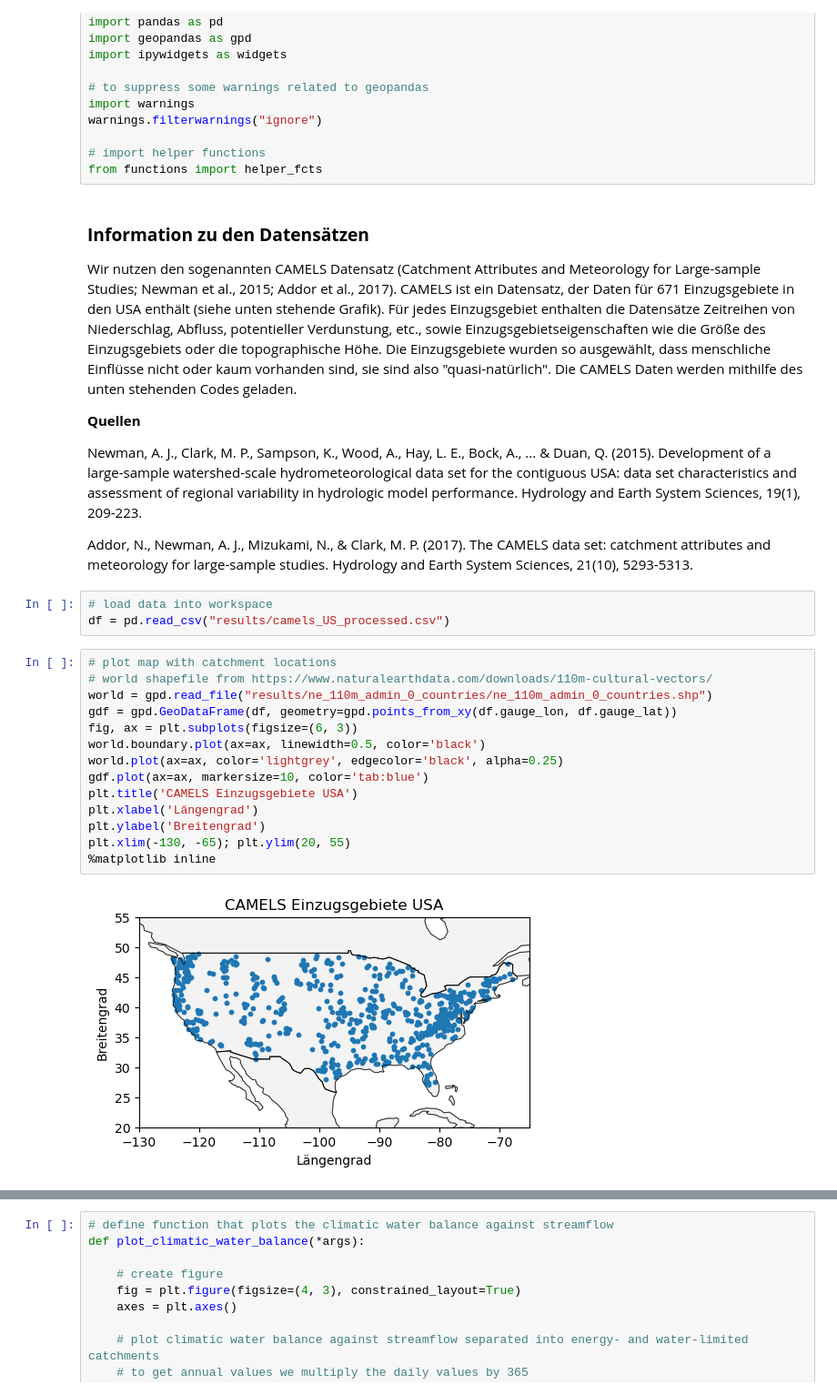
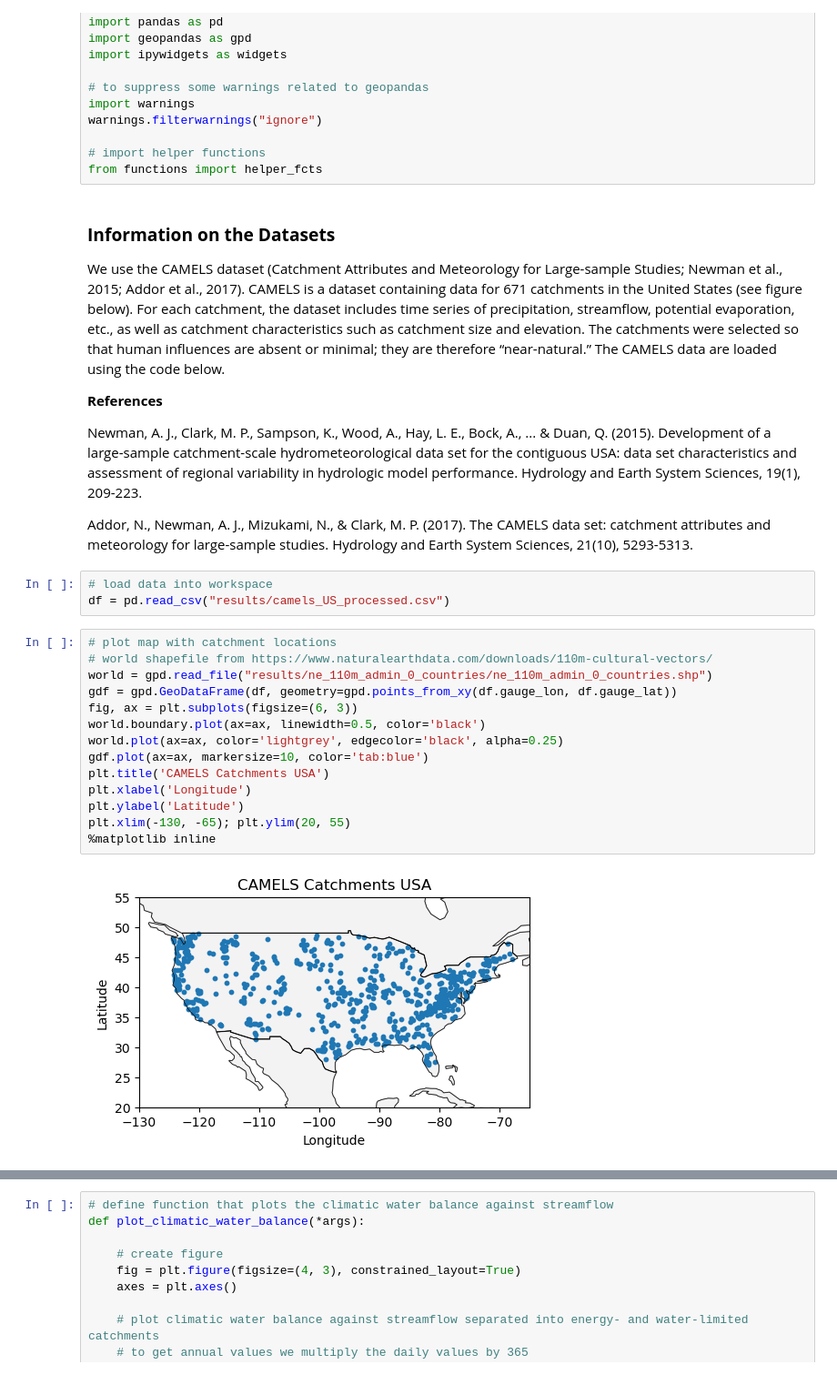
Before and after one commit to SebastianGnann/Budyko_Lehre, a Jupyter notebook: Budyko_English.ipynb, the cells around one changed output, grey strips where cells are left out. Shown at 91% size. Saved outputs shown, nothing was run; the diff lists cells and outputs as text.

```diff
--- a/Budyko.ipynb
+++ b/Budyko_English.ipynb
@@ -103,15 +103,15 @@ warnings.filterwarnings("ignore")
 # import helper functions
 from functions import helper_fcts
 # %% [markdown]
-### **Information zu den Datensätzen**
+### **Information on the Datasets**
 
-Wir nutzen den sogenannten CAMELS Datensatz (Catchment Attributes and Meteorology for Large-sample Studies; Newman et al., 2015; Addor et al., 2017).
-CAMELS ist ein Datensatz, der Daten für 671 Einzugsgebiete in den USA enthält (siehe unten stehende Grafik).
-Für jedes Einzugsgebiet enthalten die Datensätze Zeitreihen von Niederschlag, Abfluss, potentieller Verdunstung, etc., sowie Einzugsgebietseigenschaften wie die Größe des Einzugsgebiets oder die topographische Höhe. Die Einzugsgebiete wurden so ausgewählt, dass menschliche Einflüsse nicht oder kaum vorhanden sind, sie sind also "quasi-natürlich". Die CAMELS Daten werden mithilfe des unten stehenden Codes geladen.
+We use the CAMELS dataset (Catchment Attributes and Meteorology for Large-sample Studies; Newman et al., 2015; Addor et al., 2017).
+CAMELS is a dataset containing data for 671 catchments in the United States (see figure below).
+For each catchment, the dataset includes time series of precipitation, streamflow, potential evaporation, etc., as well as catchment characteristics such as catchment size and elevation. The catchments were selected so that human influences are absent or minimal; they are therefore “near-natural.” The CAMELS data are loaded using the code below.
 
-**Quellen**
+**References**
 
-Newman, A. J., Clark, M. P., Sampson, K., Wood, A., Hay, L. E., Bock, A., ... & Duan, Q. (2015). Development of a large-sample watershed-scale hydrometeorological data set for the contiguous USA: data set characteristics and assessment of regional variability in hydrologic model performance. Hydrology and Earth System Sciences, 19(1), 209-223.
+Newman, A. J., Clark, M. P., Sampson, K., Wood, A., Hay, L. E., Bock, A., ... & Duan, Q. (2015). Development of a large-sample catchment-scale hydrometeorological data set for the contiguous USA: data set characteristics and assessment of regional variability in hydrologic model performance. Hydrology and Earth System Sciences, 19(1), 209-223.
 
 Addor, N., Newman, A. J., Mizukami, N., & Clark, M. P. (2017). The CAMELS data set: catchment attributes and meteorology for large-sample studies. Hydrology and Earth System Sciences, 21(10), 5293-5313.
 # %%
@@ -120,17 +120,17 @@ df = pd.read_csv("results/camels_US_processed.csv")
 # %%
 # plot map with catchment locations
 # world shapefile from https://www.naturalearthdata.com/downloads/110m-cultural-vectors/
 world = gpd.read_file("results/ne_110m_admin_0_countries/ne_110m_admin_0_countries.shp")
 gdf = gpd.GeoDataFrame(df, geometry=gpd.points_from_xy(df.gauge_lon, df.gauge_lat))
 fig, ax = plt.subplots(figsize=(6, 3))
 world.boundary.plot(ax=ax, linewidth=0.5, color='black')
 world.plot(ax=ax, color='lightgrey', edgecolor='black', alpha=0.25)
 gdf.plot(ax=ax, markersize=10, color='tab:blue')
-plt.title('CAMELS Einzugsgebiete USA')
-plt.xlabel('Längengrad')
-plt.ylabel('Breitengrad')
+plt.title('CAMELS Catchments USA')
+plt.xlabel('Longitude')
+plt.ylabel('Latitude')
 plt.xlim(-130, -65); plt.ylim(20, 55)
 %matplotlib inline
 # %% [output]
-[figure, old version]
+[figure, new version]
 # %% [markdown]
```
Also changed, not shown: parts of 19 cells of this notebook, 3 other files.
